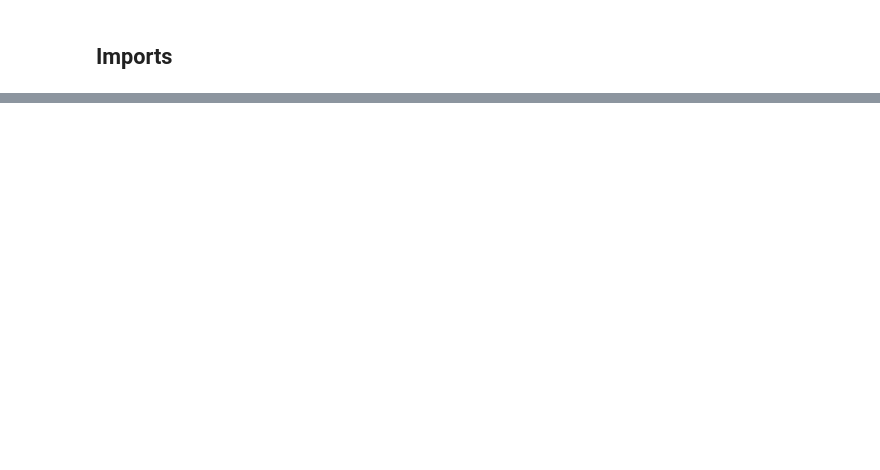
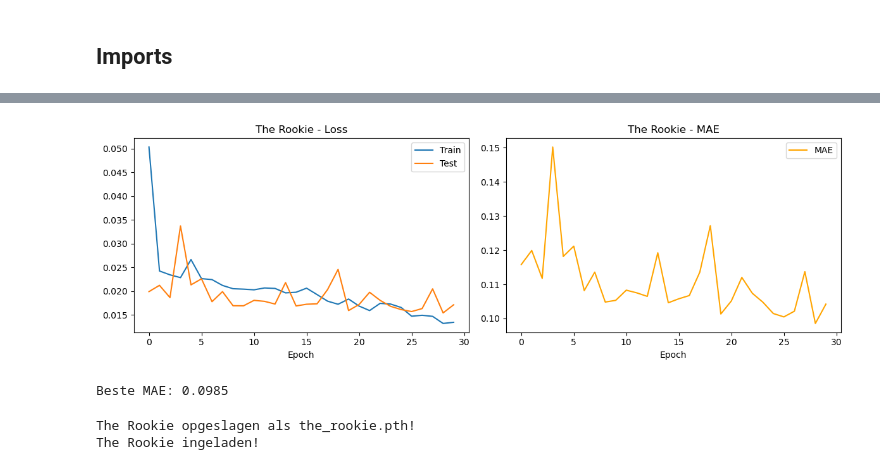
Before and after one commit to NimaGhafar/music_mood, a Jupyter notebook: music_mood.ipynb, the cells around one changed output, grey strips where cells are left out. Drawn from its saved outputs; the diff is of its cells as text; code cells hidden in the pictures; blank space fills up the shorter version.

```diff
--- a/music_mood.ipynb
+++ b/music_mood.ipynb
@@ -51,0 +557,38 @@ Naast de audio en de valence/arousal scores bevat DEAM ook nog:
+# %%
+class TheRookie(nn.Module):
+    def __init__(self):
+        super().__init__()
+
+        self.conv_lagen = nn.Sequential(
+            # Laag 1
+            nn.Conv2d(1, 16, kernel_size=3, padding=1),
+            nn.ReLU(),
+            nn.MaxPool2d(2),          # 128x128 → 64x64
+
+            # Laag 2
+            nn.Conv2d(16, 32, kernel_size=3, padding=1),
+            nn.ReLU(),
+            nn.MaxPool2d(2),          # 64x64 → 32x32
+
+            # Laag 3
+            nn.Conv2d(32, 64, kernel_size=3, padding=1),
+            nn.ReLU(),
+            nn.MaxPool2d(2),          # 32x32 → 16x16
+        )
+
+        self.fc_lagen = nn.Sequential(
+            nn.Flatten(),
+            nn.Linear(64 * 16 * 16, 256),
+            nn.ReLU(),
+            nn.Dropout(0.3),
+            nn.Linear(256, 2)         # output: valence + arousal
+        )
+
+    def forward(self, x):
+        x = self.conv_lagen(x)
+        x = self.fc_lagen(x)
+        return x
+
+rookie = TheRookie()
+print(rookie)
+print(f"\nAantal parameters: {sum(p.numel() for p in rookie.parameters()):,}")
@@ -51,0 +613,6 @@ Naast de audio en de valence/arousal scores bevat DEAM ook nog:
+# %%
+print("Trainen van The Rookie...")
+rookie = TheRookie()
+geschiedenis_rookie = train_model(rookie, train_loader, test_loader, epochs=30)
+plot_geschiedenis(geschiedenis_rookie, "The Rookie")
+# %% [output]
@@ -51,0 +626,14 @@ Naast de audio en de valence/arousal scores bevat DEAM ook nog:
+[figure, added]
+Beste MAE: 0.0985
+# %%
+torch.save(rookie.state_dict(), "the_rookie.pth")
+print("The Rookie opgeslagen als the_rookie.pth!")
+
+# Inladen
+rookie_geladen = TheRookie()
+rookie_geladen.load_state_dict(torch.load("the_rookie.pth"))
+rookie_geladen.eval()
+print("The Rookie ingeladen!")
+# %% [output]
+The Rookie opgeslagen als the_rookie.pth!
+The Rookie ingeladen!
```
Also changed, not shown: parts of 37 cells of this notebook, 2 other files.
